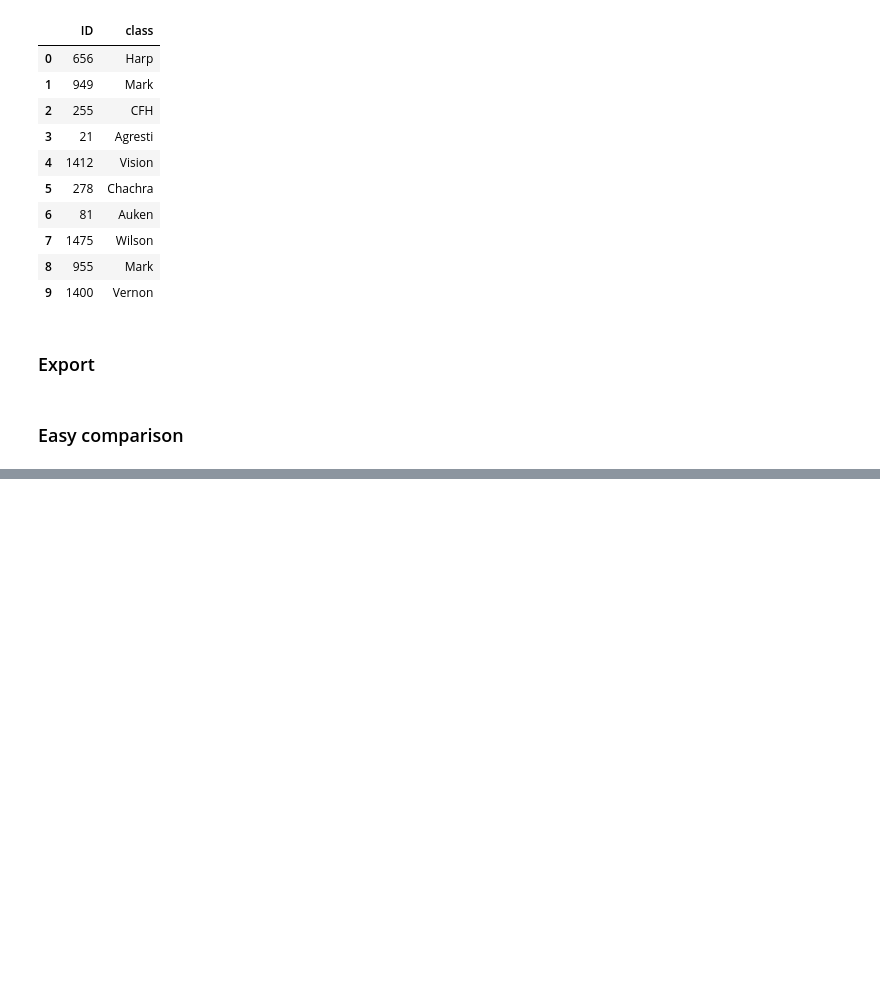
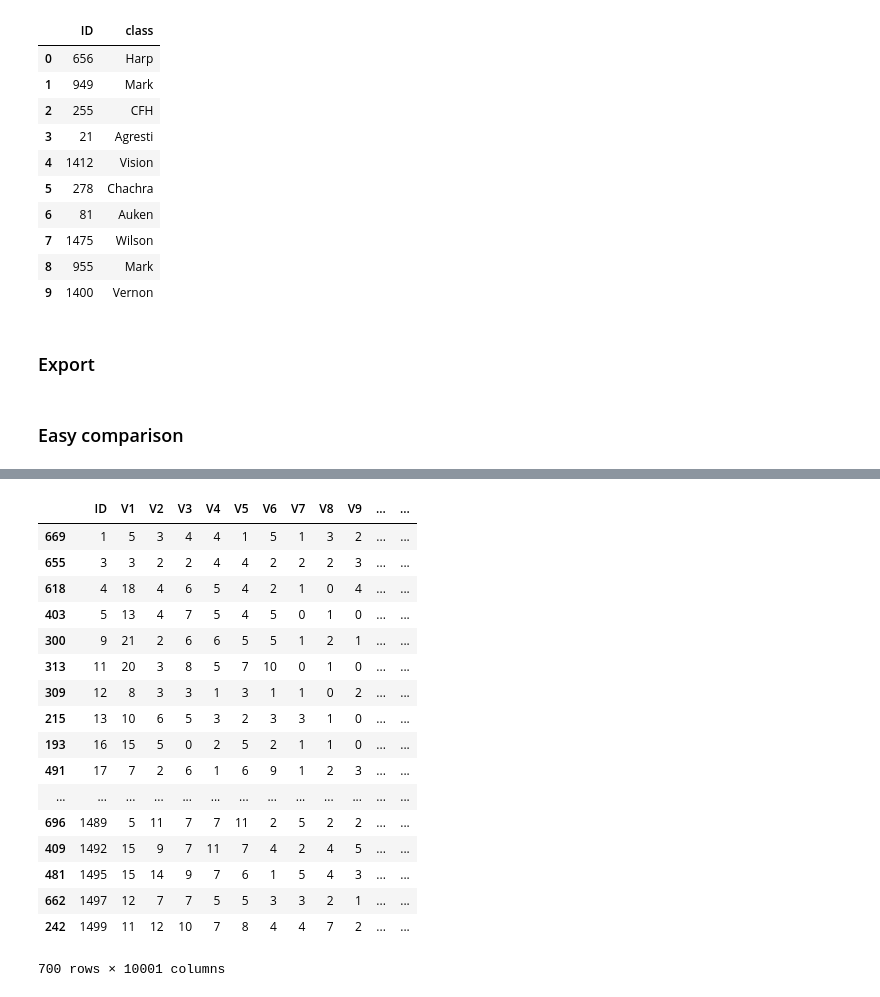
Before and after one commit to freecraver/ML-fun, a Jupyter notebook: amazon/amazon.ipynb, the cells around one changed output, grey strips where cells are left out. Cells and saved outputs as stored; diff of their text form; code cells hidden in the pictures; blank space fills up the shorter version.

```diff
--- a/amazon/amazon.ipynb
+++ b/amazon/amazon.ipynb
@@ -165,0 +289,21 @@ py.iplot(go.Figure(data=traces, layout=layout))
+# %%
+df_test.sort_values(by='ID')
+# %% [output]
+|  | ID | V1 | V2 | V3 | V4 | V5 | V6 | V7 | V8 | V9 | ... | ... |
+| 669 | 1 | 5 | 3 | 4 | 4 | 1 | 5 | 1 | 3 | 2 | ... | ... |
+| 655 | 3 | 3 | 2 | 2 | 4 | 4 | 2 | 2 | 2 | 3 | ... | ... |
+| 618 | 4 | 18 | 4 | 6 | 5 | 4 | 2 | 1 | 0 | 4 | ... | ... |
+| 403 | 5 | 13 | 4 | 7 | 5 | 4 | 5 | 0 | 1 | 0 | ... | ... |
+| 300 | 9 | 21 | 2 | 6 | 6 | 5 | 5 | 1 | 2 | 1 | ... | ... |
+| 313 | 11 | 20 | 3 | 8 | 5 | 7 | 10 | 0 | 1 | 0 | ... | ... |
+| 309 | 12 | 8 | 3 | 3 | 1 | 3 | 1 | 1 | 0 | 2 | ... | ... |
+| 215 | 13 | 10 | 6 | 5 | 3 | 2 | 3 | 3 | 1 | 0 | ... | ... |
+| 193 | 16 | 15 | 5 | 0 | 2 | 5 | 2 | 1 | 1 | 0 | ... | ... |
+| 491 | 17 | 7 | 2 | 6 | 1 | 6 | 9 | 1 | 2 | 3 | ... | ... |
+| ... | ... | ... | ... | ... | ... | ... | ... | ... | ... | ... | ... | ... |
+| 696 | 1489 | 5 | 11 | 7 | 7 | 11 | 2 | 5 | 2 | 2 | ... | ... |
+| 409 | 1492 | 15 | 9 | 7 | 11 | 7 | 4 | 2 | 4 | 5 | ... | ... |
+| 481 | 1495 | 15 | 14 | 9 | 7 | 6 | 1 | 5 | 4 | 3 | ... | ... |
+| 662 | 1497 | 12 | 7 | 7 | 5 | 5 | 3 | 3 | 2 | 1 | ... | ... |
+| 242 | 1499 | 11 | 12 | 10 | 7 | 8 | 4 | 4 | 7 | 2 | ... | ... |
+700 rows × 10001 columns
```
Also changed, not shown: parts of 15 cells of this notebook, 1 other file.
